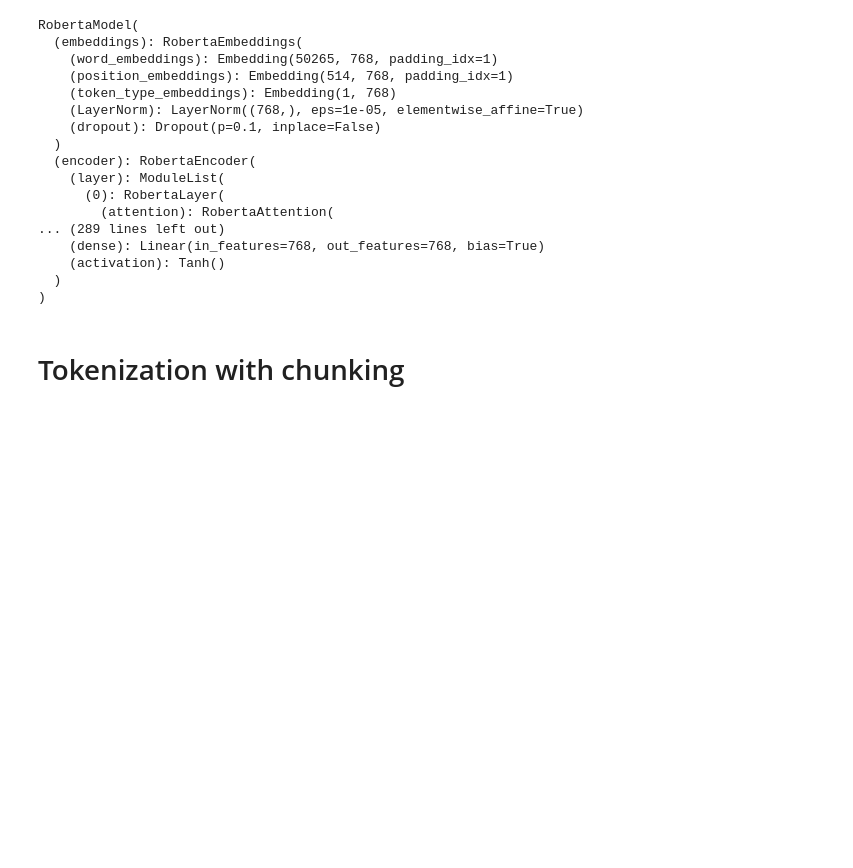
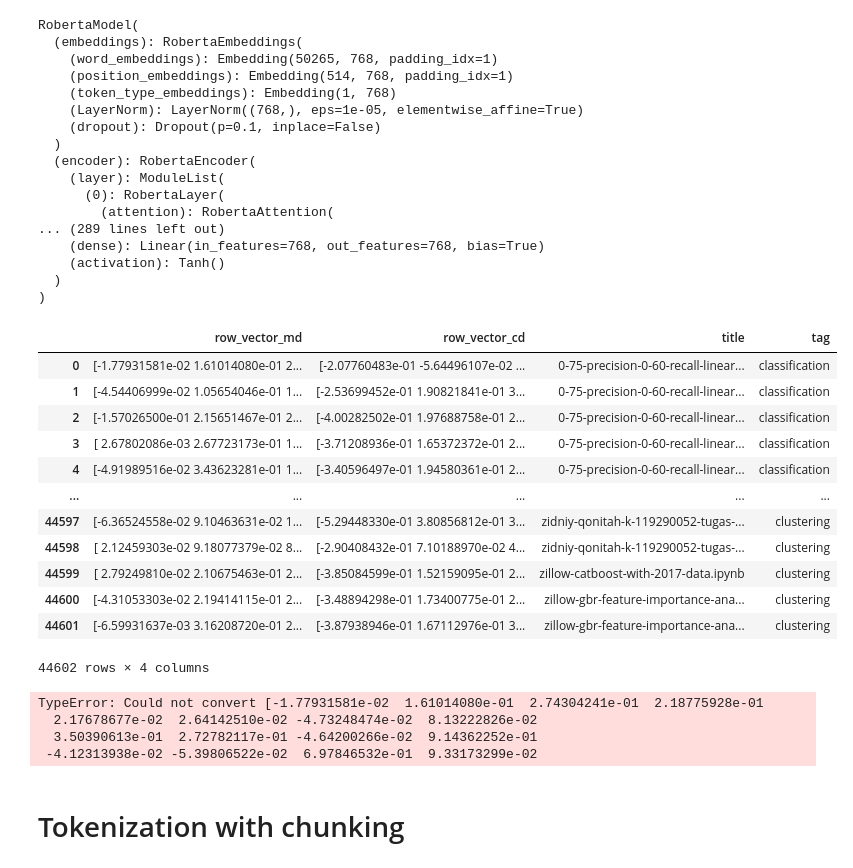
Before and after one commit to dikraMasrour/NotebookDocGen, a Jupyter notebook: Classification_Task/notebooks/09-Improving_results.ipynb, the cells around one changed output. Saved outputs shown, nothing was run; the diff lists cells and outputs as text; code cells hidden in the pictures; blank space fills up the shorter version.

```diff
--- a/Classification_Task/notebooks/09-Improving_results.ipynb
+++ b/Classification_Task/notebooks/09-Improving_results.ipynb
@@ -338,6 +338,23 @@ interm_df01 = pd.DataFrame(row_avg_embedding, columns = ['row_vector_md','row_ve
 interm_df01
 # %%
 interm_df01.to_csv("vect_data-2.csv")
+# %%
+data_improved = pd.read_csv("../data/data_improved.csv").drop(['Unnamed: 0'],axis=1)
+data_improved
+# %% [output]
+|  | row_vector_md | row_vector_cd | title | tag |
+| 0 | [-1.77931581e-02 1.61014080e-01 2... | [-2.07760483e-01 -5.64496107e-02 ... | 0-75-precision-0-60-recall-linear... | classification |
+| 1 | [-4.54406999e-02 1.05654046e-01 1... | [-2.53699452e-01 1.90821841e-01 3... | 0-75-precision-0-60-recall-linear... | classification |
+| 2 | [-1.57026500e-01 2.15651467e-01 2... | [-4.00282502e-01 1.97688758e-01 2... | 0-75-precision-0-60-recall-linear... | classification |
+| 3 | [ 2.67802086e-03 2.67723173e-01 1... | [-3.71208936e-01 1.65372372e-01 2... | 0-75-precision-0-60-recall-linear... | classification |
+| 4 | [-4.91989516e-02 3.43623281e-01 1... | [-3.40596497e-01 1.94580361e-01 2... | 0-75-precision-0-60-recall-linear... | classification |
+| ... | ... | ... | ... | ... |
+| 44597 | [-6.36524558e-02 9.10463631e-02 1... | [-5.29448330e-01 3.80856812e-01 3... | zidniy-qonitah-k-119290052-tugas-... | clustering |
+| 44598 | [ 2.12459303e-02 9.18077379e-02 8... | [-2.90408432e-01 7.10188970e-02 4... | zidniy-qonitah-k-119290052-tugas-... | clustering |
+| 44599 | [ 2.79249810e-02 2.10675463e-01 2... | [-3.85084599e-01 1.52159095e-01 2... | zillow-catboost-with-2017-data.ipynb | clustering |
+| 44600 | [-4.31053303e-02 2.19414115e-01 2... | [-3.48894298e-01 1.73400775e-01 2... | zillow-gbr-feature-importance-ana... | clustering |
+| 44601 | [-6.59931637e-03 3.16208720e-01 2... | [-3.87938946e-01 1.67112976e-01 3... | zillow-gbr-feature-importance-ana... | clustering |
+44602 rows × 4 columns
 # %%
 def group_and_avg(df):
     grp_avg_embedding = []
@@ -357,6 +374,14 @@ def group_and_avg(df):
 
     vect_data = pd.DataFrame(grp_avg_embedding, columns = ['notebook_vector_md','notebook_vector_cd' ,'tag'])
     return vect_data
+# %%
+vect_data_pairs_final = group_and_avg(data_improved)
+vect_data_pairs_final.head()
+# %% [output]
+TypeError: Could not convert [-1.77931581e-02  1.61014080e-01  2.74304241e-01  2.18775928e-01
+  2.17678677e-02  2.64142510e-02 -4.73248474e-02  8.13222826e-02
+  3.50390613e-01  2.72782117e-01 -4.64200266e-02  9.14362252e-01
+ -4.12313938e-02 -5.39806522e-02  6.97846532e-01  9.33173299e-02
 # %% [markdown]
 # Tokenization with chunking
 # %%
```
Also changed, not shown: parts of 31 cells of this notebook, 3 other files.
